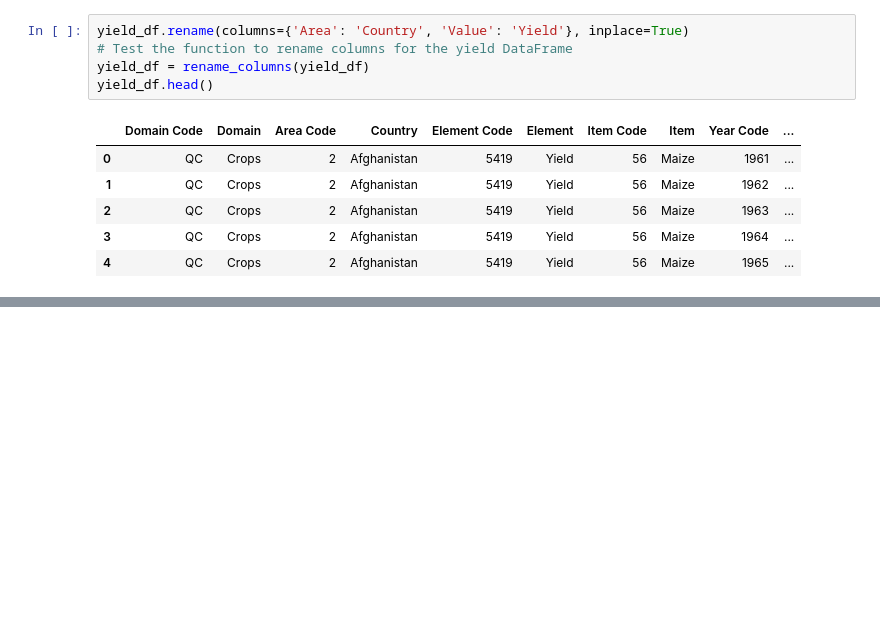
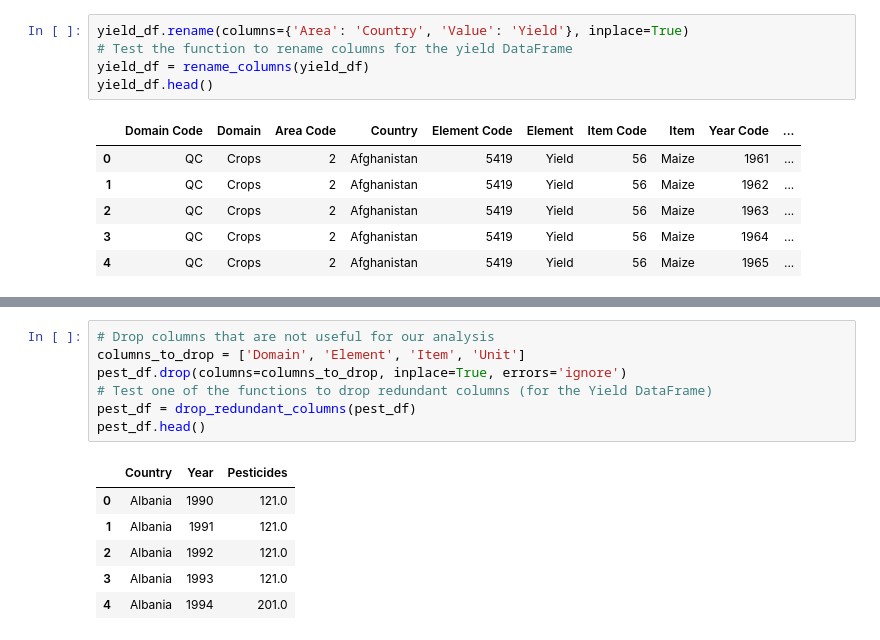
Before and after one commit to nkabram/um-milestone, a Jupyter notebook: Data_Clean_Merge.ipynb, the cells around one changed output, grey strips where cells are left out. Saved outputs shown, nothing was run; the diff lists cells and outputs as text; blank space fills up the shorter version.

```diff
--- a/Data_Clean_Merge.ipynb
+++ b/Data_Clean_Merge.ipynb
@@ -303,0 +498,14 @@ yield_df.head()
+# %%
+# Drop columns that are not useful for our analysis
+columns_to_drop = ['Domain', 'Element', 'Item', 'Unit']
+pest_df.drop(columns=columns_to_drop, inplace=True, errors='ignore')
+# Test one of the functions to drop redundant columns (for the Yield DataFrame)
+pest_df = drop_redundant_columns(pest_df)
+pest_df.head()
+# %% [output]
+|  | Country | Year | Pesticides |
+| 0 | Albania | 1990 | 121.0 |
+| 1 | Albania | 1991 | 121.0 |
+| 2 | Albania | 1992 | 121.0 |
+| 3 | Albania | 1993 | 121.0 |
+| 4 | Albania | 1994 | 201.0 |
```
Also changed, not shown: parts of 19 cells of this notebook, 1 other file.
